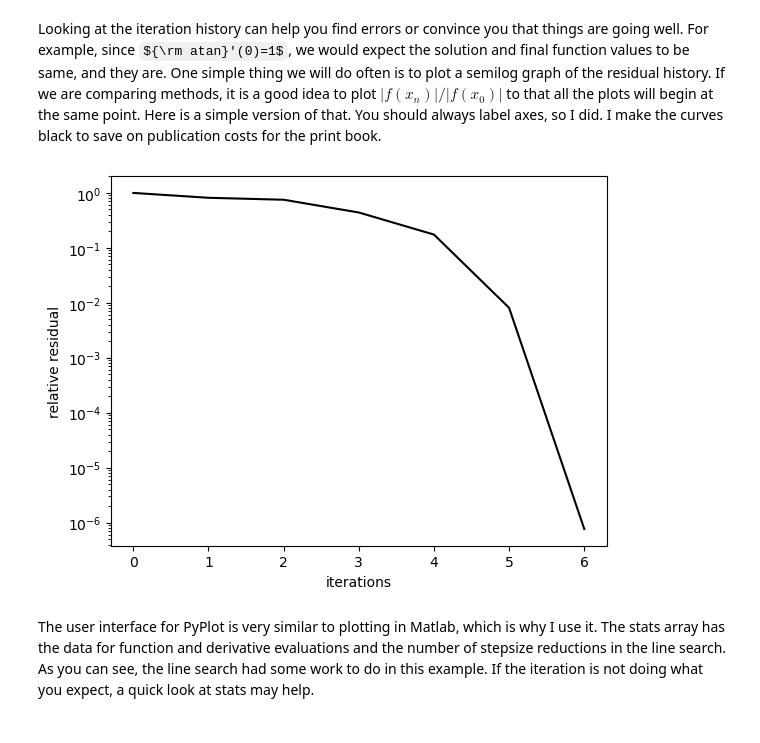
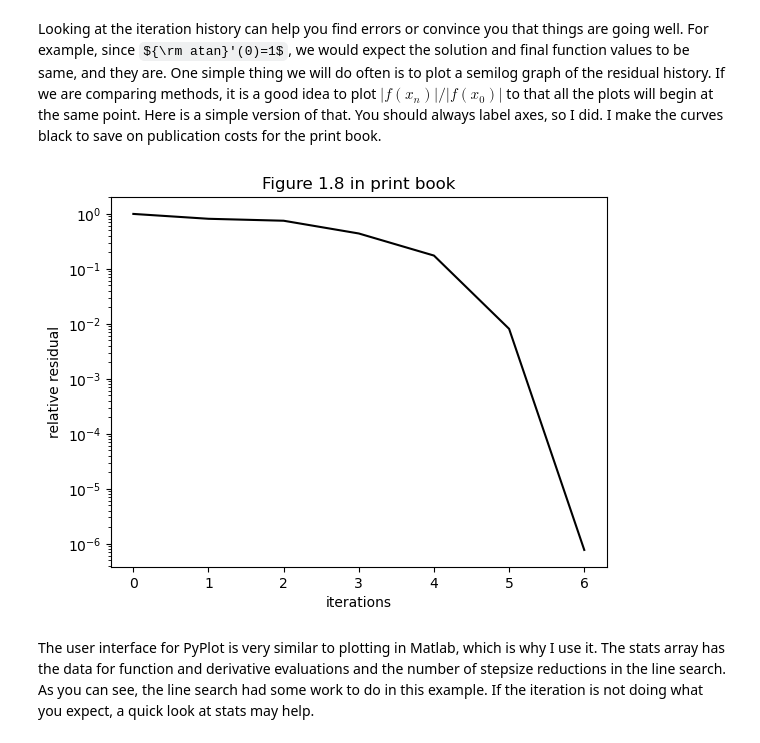
Before and after one commit to ctkelley/NotebookSIAMFANL, a Jupyter notebook: SIAMFANLCh1s.ipynb, the cells around one changed output. Saved outputs shown, nothing was run; the diff lists cells and outputs as text; code cells hidden in the pictures; some formulas as TeX source.

Commit message:
Update figures

```diff
--- a/SIAMFANLCh1s.ipynb
+++ b/SIAMFANLCh1s.ipynb
@@ -254,11 +254,12 @@ One simple thing we will do often is to plot a semilog graph of the residual his
 # %%
 residdata=tanout.history./tanout.history[1];
 sizehist=length(residdata)
 semilogy(0:sizehist-1,residdata,"k-");
 xlabel("iterations");
 ylabel("relative residual");
+title("Figure 1.8 in print book");
 # %% [output]
-[figure, old version]
+[figure, new version]
 # %% [markdown]
 The user interface for PyPlot is very similar to plotting in Matlab, which is why I use it. The stats array has the data for function and derivative evaluations and the number of stepsize reductions in the line search. As you can see, the line search had some work to do in this example. If the iteration is not doing what you expect, a quick look at stats may help.
 # %%
```
Also changed, not shown: parts of 4 cells of this notebook, 3 other files.
